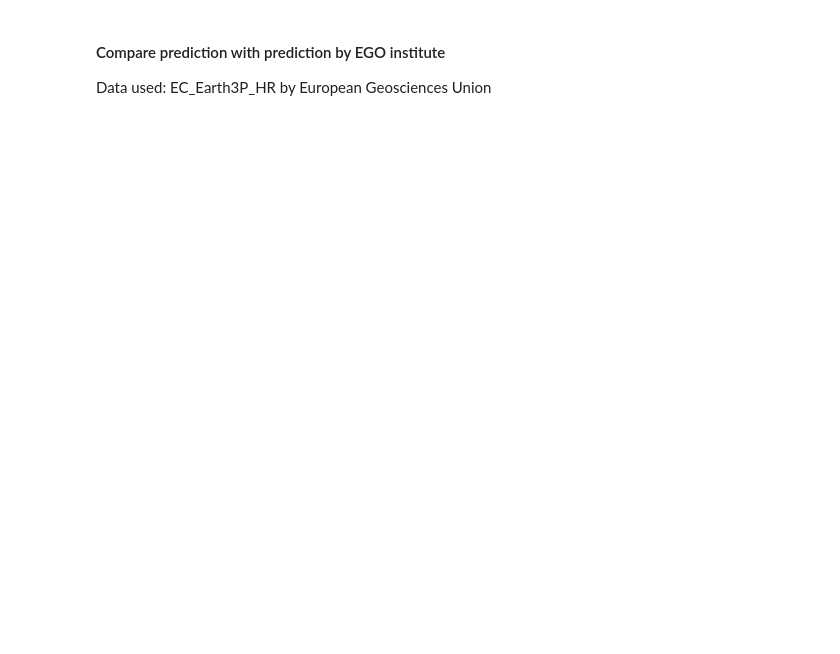
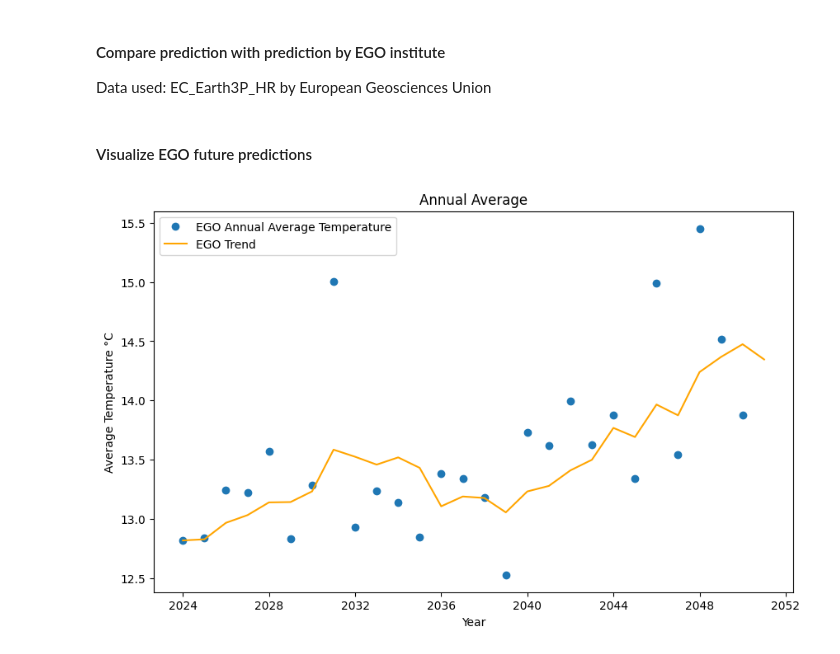
Before and after one commit to Favo02-unimi/visualizzazione-scientifica, a Jupyter notebook: machine-learning/arima_model.ipynb, the cells around one changed output. Saved outputs shown, nothing was run; the diff lists cells and outputs as text; code cells hidden in the pictures; blank space fills up the shorter version.

```diff
--- a/machine-learning/arima_model.ipynb
+++ b/machine-learning/arima_model.ipynb
@@ -165,3 +171,51 @@ plt.show()
 #### Compare prediction with prediction by EGO institute
 
 Data used: EC_Earth3P_HR by European Geosciences Union
+# %%
+ego_data = pd.read_csv("../data/climate_change.csv")
+
+# rename columns to readable names
+ego_data.rename(columns={
+  "temperature_2m_max (°C)": "max_temp",
+  "temperature_2m_min (°C)": "min_temp",
+  "temperature_2m_mean (°C)": "mean_temp",
+  "precipitation_sum (mm)": "precipitation"
+}, inplace=True)
+
+# set time to datetime and index it
+ego_data["time"] = pd.to_datetime(ego_data["time"])
+ego_data.set_index("time", inplace=True)
+
+# resample data to yearly data
+ego_data = ego_data.resample('A-DEC').mean()
+
+# remove columns not to be predicted by model
+ego_data = ego_data.drop(columns=["max_temp", "min_temp", "precipitation"])
+
+ego_data = ego_data["2023-01-01":]
+# %% [markdown]
+#### Visualize EGO future predictions
+# %%
+ego_trend_line = ego_data.rolling(window=5, min_periods=1).mean()
+
+plt.figure(figsize=(10, 6))
+plt.plot(
+  ego_data.index,
+  ego_data.values,
+  marker="o",
+  label="EGO Annual Average Temperature",
+  linestyle="none"
+)
+plt.plot(
+  ego_trend_line.index,
+  ego_trend_line.values,
+  color="orange",
+  label="EGO Trend"
+)
+plt.xlabel("Year")
+plt.ylabel("Average Temperature °C")
+plt.title("Annual Average")
+plt.legend()
+plt.show()
+# %% [output]
+[figure, added]
```
Also changed, not shown: parts of 6 cells of this notebook.
